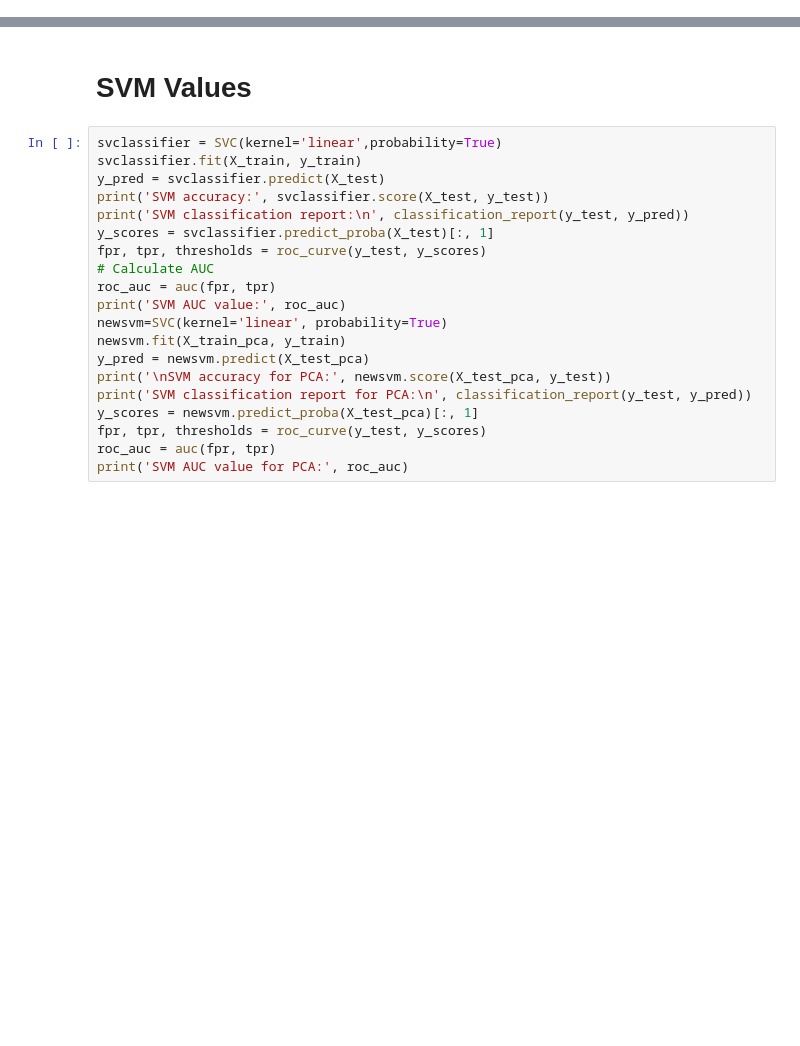
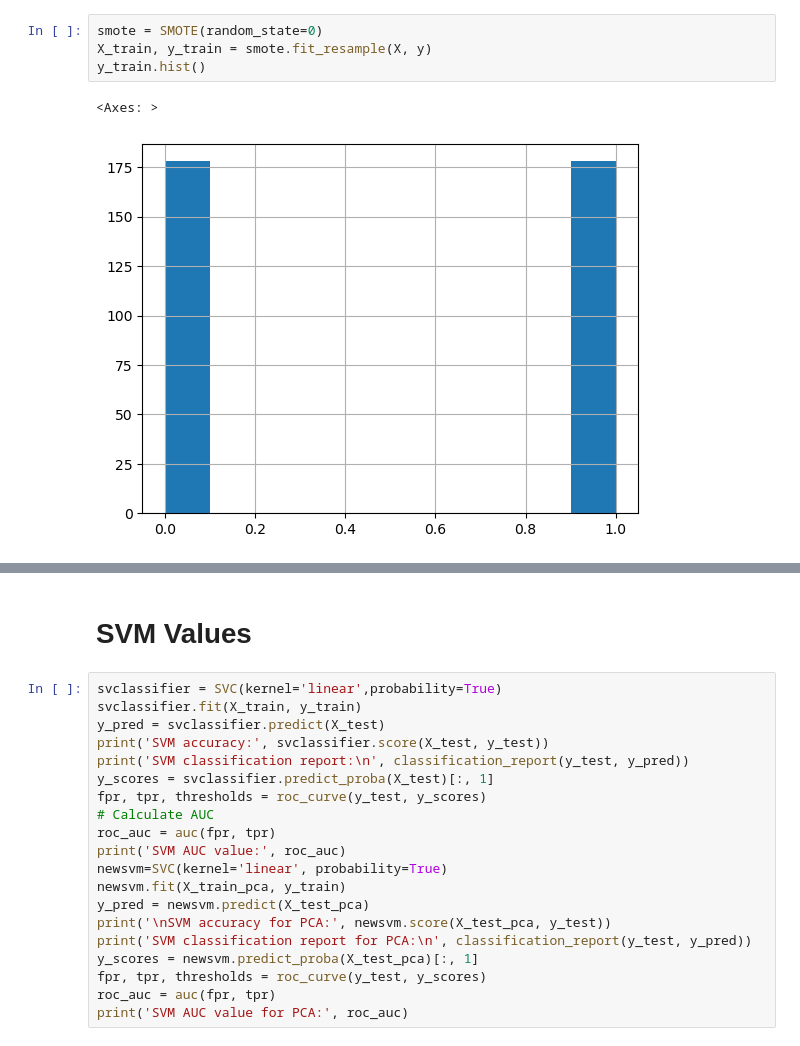
Before and after one commit to hause-dev/icr-2025-psych, a Jupyter notebook: Huge Data.ipynb, the cells around one changed output, grey strips where cells are left out. Drawn from its saved outputs; the diff is of its cells as text; blank space fills up the shorter version.

```diff
--- a/Huge Data.ipynb
+++ b/Huge Data.ipynb
@@ -34,3 +42,10 @@ y_train.hist()
+# %%
+smote = SMOTE(random_state=0)
+X_train, y_train = smote.fit_resample(X, y)
+y_train.hist()
+# %% [output]
+<Axes: >
+[figure, added]
 # %%
 # PCA data
 from sklearn.decomposition import PCA
```
Also changed, not shown: parts of 11 cells of this notebook, 19 other files.
